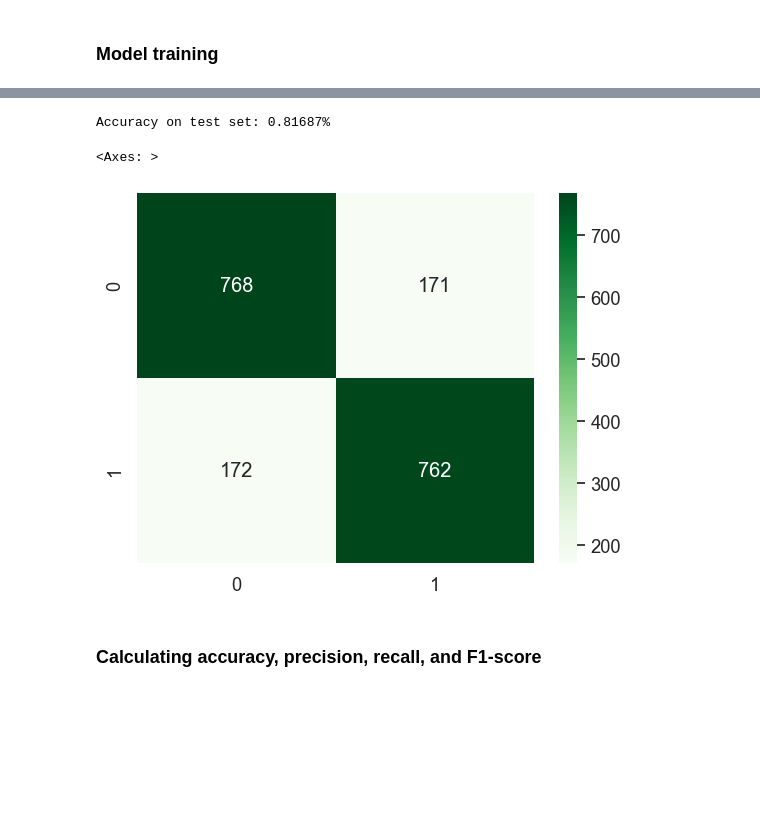
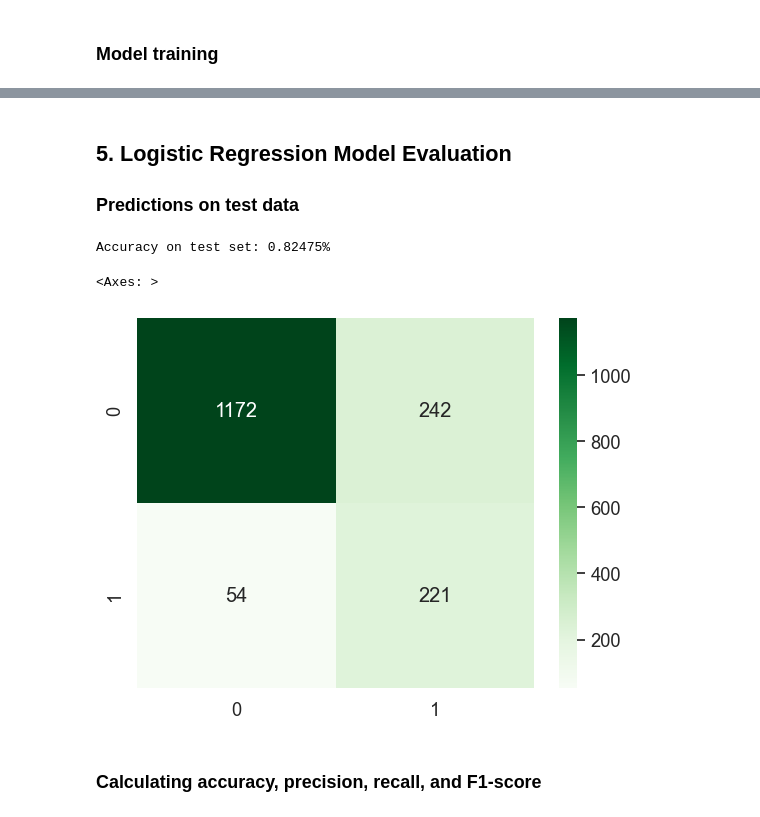
Before and after one commit to maria-snarava/portfolio-ml, a Jupyter notebook: CustomerChurnPrediction.ipynb, the cells around one changed output, grey strips where cells are left out. Drawn from its saved outputs; the diff is of its cells as text; code cells hidden in the pictures; blank space fills up the shorter version.

```diff
--- a/CustomerChurnPrediction.ipynb
+++ b/CustomerChurnPrediction.ipynb
@@ -398,0 +208,5 @@ x_train , x_test , y_train , y_test = train_test_split(x_over , y_over , test_si
+# %%
+from imblearn.combine import SMOTETomek
+from imblearn.over_sampling import SMOTE
+
+resampler = SMOTETomek(random_state=42)
@@ -399,2 +216,18 @@ x_train , x_test , y_train , y_test = train_test_split(x_over , y_over , test_si
+# %%
+from sklearn.model_selection import train_test_split
+from sklearn.metrics import accuracy_score, confusion_matrix, classification_report
+from imblearn.pipeline import Pipeline as ImbPipeline
+from sklearn.linear_model import LogisticRegression
+from sklearn.utils.class_weight import compute_class_weight
+import seaborn as sns
+import numpy as np
+
+# prepare X and y
+y = df["Churn"]
+X = df.drop(columns=["Churn"])
+test_size = 0.3
+
+# prpeare training and testing data
+X_train, X_test, y_train, y_test = train_test_split(X, Y, test_size=test_size, random_state=42)
 # %% [markdown]
 ### Implementing logistic regression
@@ -405,2 +234,10 @@ lr_model = LogisticRegression()
+# %%
+pipeline = ImbPipeline([
+          ('transformer', transformer),
+          ('resampler', resampler),
+          ('classifier', LogisticRegression())
+      ])
 # %% [markdown]
 ### Model training
+# %%
+pipeline.fit(X_train, y_train)
@@ -438,17 +275,21 @@ Model evaluation is a critical step that involves assessing how well a model per
+# %% [markdown]
+## **5. Logistic Regression Model Evaluation**
+
+### Predictions on test data
 # %%
-y_pred_test = lr_model.predict(x_test)
+# calculate the testing data accuracy and confusion matix
+y_pred_test = pipeline.predict(X_test)
 #Calculate accuracy
 
-print(f"Accuracy on test set: {lr_model.score(x_test, y_test):0.5}%")
+print(f"Accuracy on test set: {pipeline.score(X_test, y_test):0.5}%")
 #confusion matrix test Data
 cm_lr = confusion_matrix(y_test, y_pred_test)
-cm_lr
 sns.set(font_scale = 1.2)
 sns.heatmap(cm_lr,annot = True,fmt = 'd', cmap ='Greens')
 # %% [output]
-Accuracy on test set: 0.81687%
+Accuracy on test set: 0.82475%
 <Axes: >
-[figure, old version]
+[figure, new version]
 # %% [markdown]
 ### Calculating accuracy, precision, recall, and F1-score
 # %%
```
Also changed, not shown: parts of 61 cells of this notebook.
